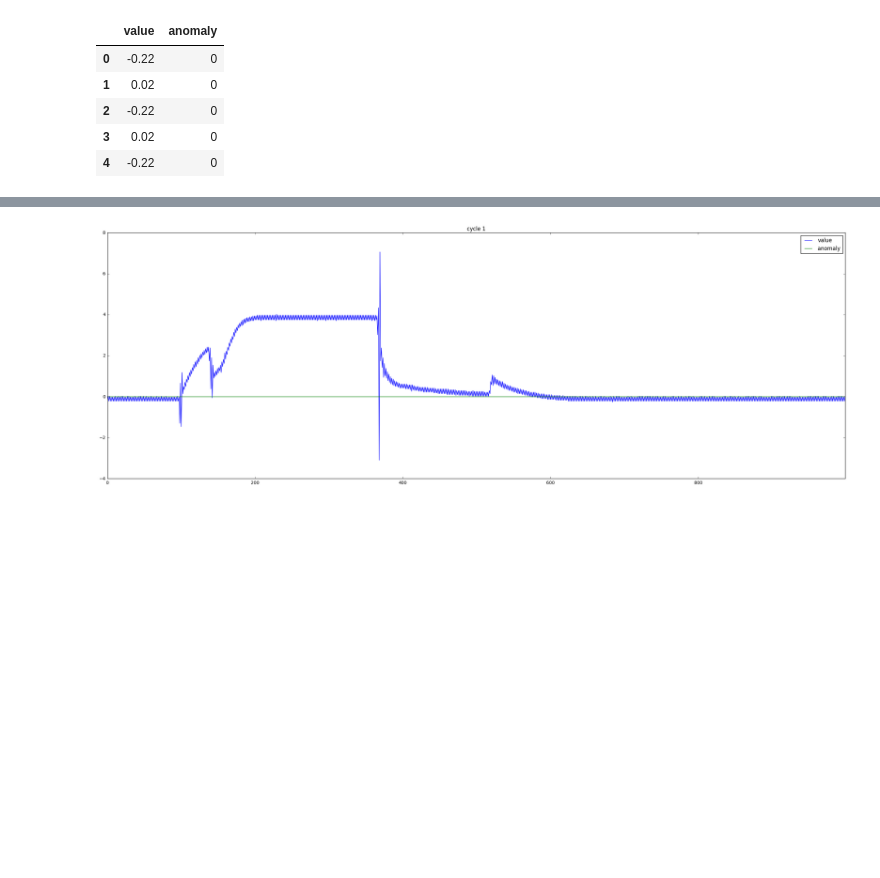
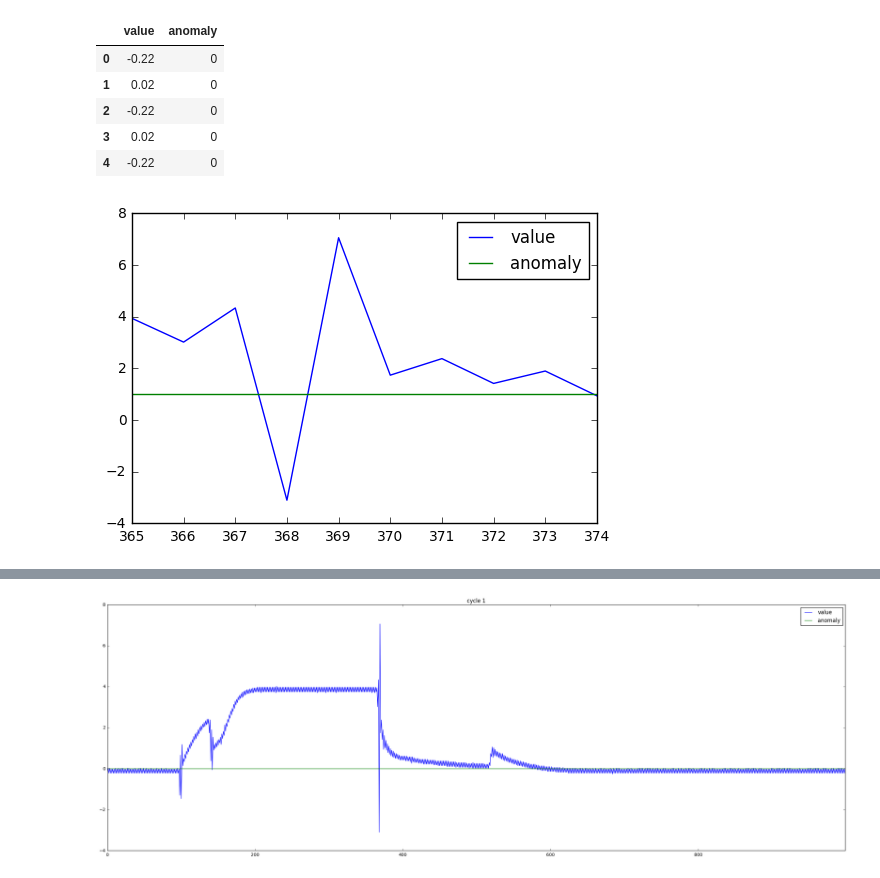
Before and after one commit to akash13singh/lstm_anomaly_thesis, a Jupyter notebook: notebooks/discords_shuttle.ipynb, the cells around one changed output, grey strips where cells are left out. Cells and saved outputs as stored; diff of their text form; code cells hidden in the pictures; blank space fills up the shorter version.

```diff
--- a/notebooks/discords_shuttle.ipynb
+++ b/notebooks/discords_shuttle.ipynb
@@ -63,3 +63,8 @@ df.head()
 | 2 | -0.22 | 0 |
 | 3 | 0.02 | 0 |
 | 4 | -0.22 | 0 |
+# %%
+df[365:375].plot()
+plt.show()
+# %% [output]
+[figure, added]
```
Also changed, not shown: parts of 12 cells of this notebook, 3 other files.
